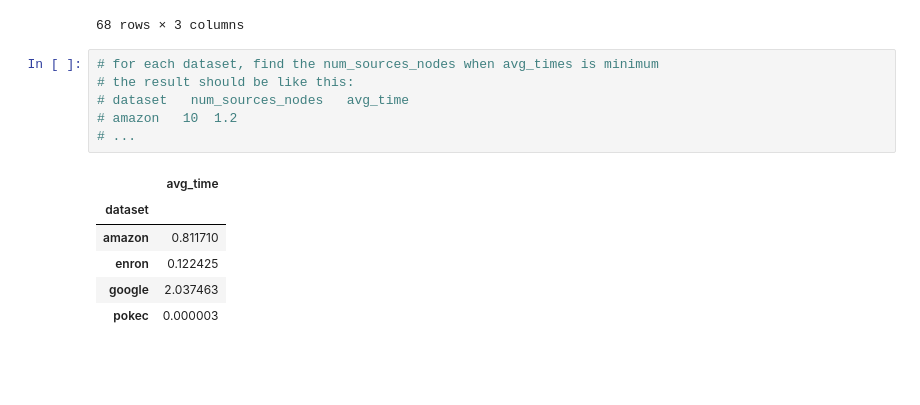
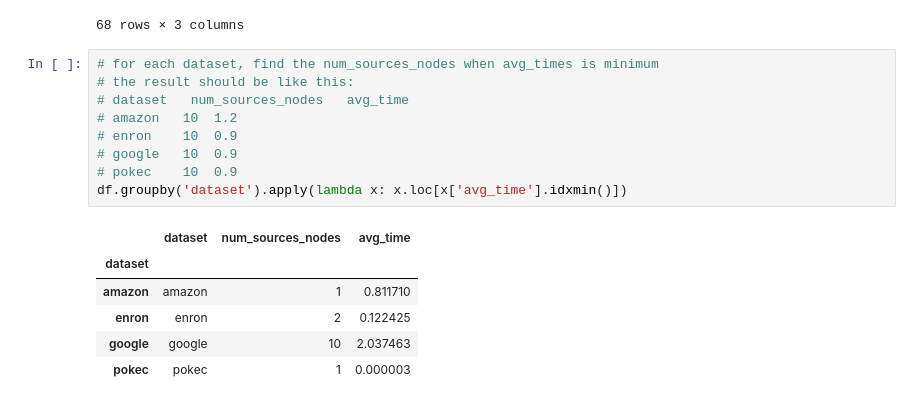
Before and after one commit to tddschn/easygraph-bench, a Jupyter notebook: explorations/multi_source_dijkstra.ipynb, the cells around one changed output. Saved outputs shown, nothing was run; the diff lists cells and outputs as text; blank space fills up the shorter version.

```diff
--- a/explorations/multi_source_dijkstra.ipynb
+++ b/explorations/multi_source_dijkstra.ipynb
@@ -49,13 +49,16 @@ df
 # %%
 # for each dataset, find the num_sources_nodes when avg_times is minimum
 # the result should be like this:
 # dataset	num_sources_nodes   avg_time
 # amazon   10  1.2
-# ...
+# enron    10  0.9
+# google   10  0.9
+# pokec    10  0.9
+df.groupby('dataset').apply(lambda x: x.loc[x['avg_time'].idxmin()])
 # %% [output]
-|  | avg_time |
-| dataset |  |
-| amazon | 0.811710 |
-| enron | 0.122425 |
-| google | 2.037463 |
-| pokec | 0.000003 |
+|  | dataset | num_sources_nodes | avg_time |
+| dataset |  |  |  |
+| amazon | amazon | 1 | 0.811710 |
+| enron | enron | 2 | 0.122425 |
+| google | google | 10 | 2.037463 |
+| pokec | pokec | 1 | 0.000003 |
```
